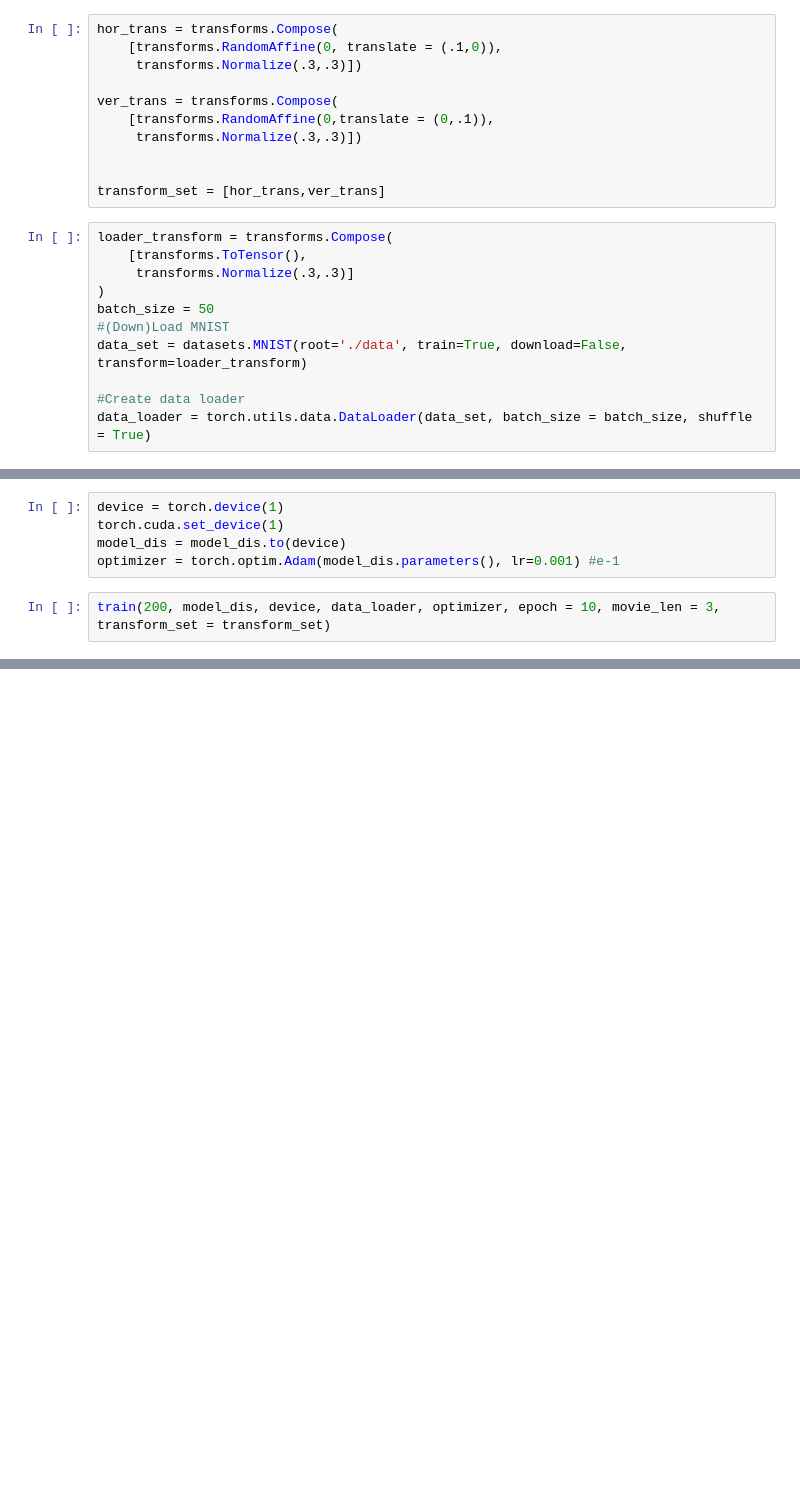
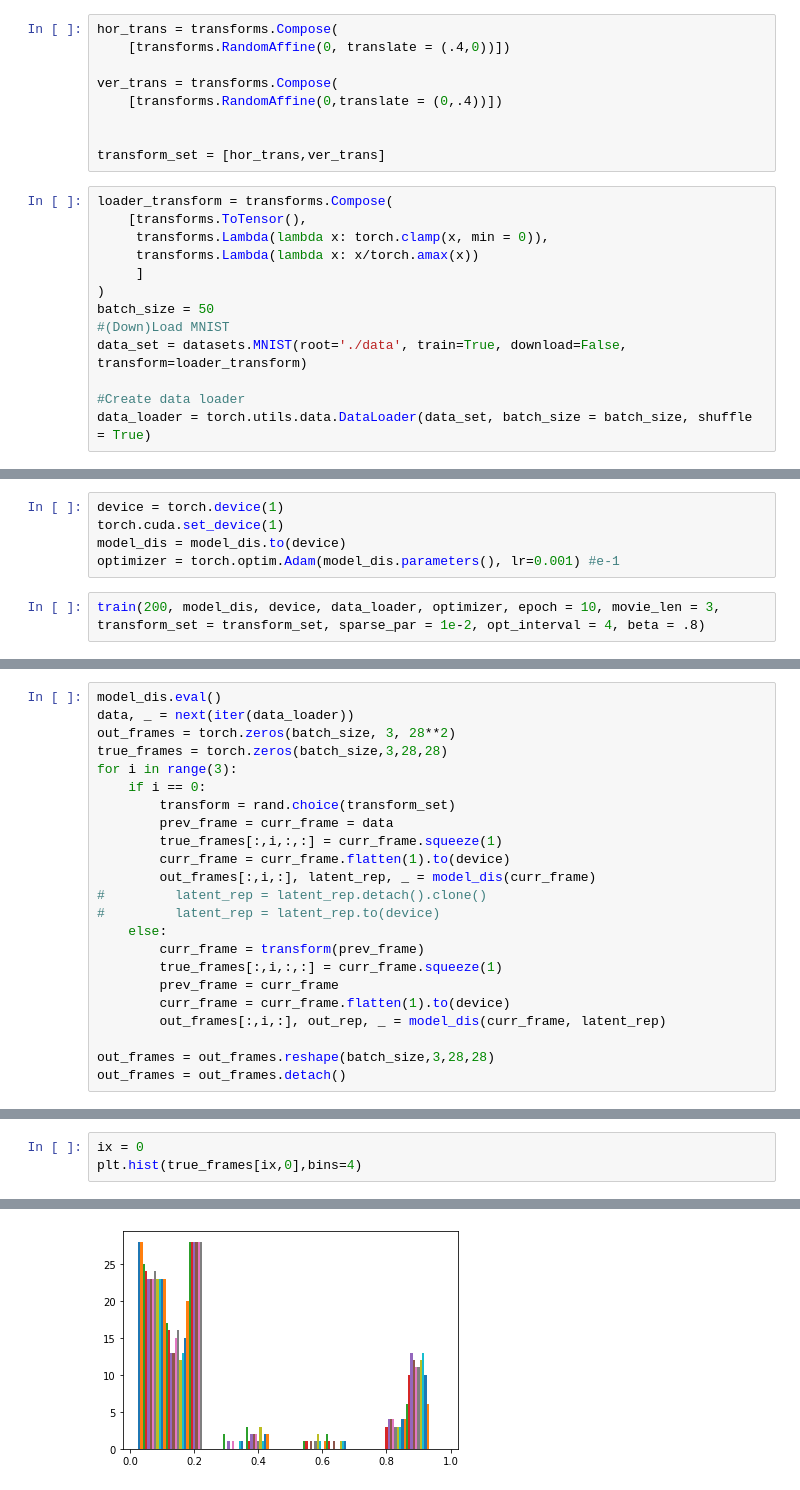
Before and after one commit to shazoop/form_motion_NN, a Jupyter notebook: FM_NN_experiment1.ipynb, the cells around one changed output, grey strips where cells are left out. Cells and saved outputs as stored; diff of their text form; blank space fills up the shorter version.

Commit message:
debugged experiment 1 and made new local chart variant

```diff
--- a/FM_NN_experiment1.ipynb
+++ b/FM_NN_experiment1.ipynb
@@ -176,19 +184,19 @@ def train_enc(print_interval, model, device, train_loader, optimizer, epoch, mov
                 100. * batch_idx / len(train_loader), loss.item()))
 # %%
 hor_trans = transforms.Compose(
-    [transforms.RandomAffine(0, translate = (.1,0)),
-     transforms.Normalize(.3,.3)])
+    [transforms.RandomAffine(0, translate = (.4,0))])
 
 ver_trans = transforms.Compose(
-    [transforms.RandomAffine(0,translate = (0,.1)),
-     transforms.Normalize(.3,.3)])
+    [transforms.RandomAffine(0,translate = (0,.4))])
 
 
 transform_set = [hor_trans,ver_trans]
 # %%
 loader_transform = transforms.Compose(
     [transforms.ToTensor(),
-     transforms.Normalize(.3,.3)]
+     transforms.Lambda(lambda x: torch.clamp(x, min = 0)),
+     transforms.Lambda(lambda x: x/torch.amax(x))
+     ]
 )
 batch_size = 50
 #(Down)Load MNIST
@@ -206,5 +214,5 @@ torch.cuda.set_device(1)
 model_dis = model_dis.to(device)
 optimizer = torch.optim.Adam(model_dis.parameters(), lr=0.001) #e-1
 # %%
-train(200, model_dis, device, data_loader, optimizer, epoch = 10, movie_len = 3, transform_set = transform_set)
+train(200, model_dis, device, data_loader, optimizer, epoch = 10, movie_len = 3, transform_set = transform_set, sparse_par = 1e-2, opt_interval = 4, beta = .8)
 # %% [output]
@@ -304,0 +240,23 @@ tensor([[1., 1.],
+# %%
+model_dis.eval()
+data, _ = next(iter(data_loader))
+out_frames = torch.zeros(batch_size, 3, 28**2)
+true_frames = torch.zeros(batch_size,3,28,28)
+for i in range(3):
+    if i == 0:
+        transform = rand.choice(transform_set)
+        prev_frame = curr_frame = data
+        true_frames[:,i,:,:] = curr_frame.squeeze(1)
+        curr_frame = curr_frame.flatten(1).to(device)
+        out_frames[:,i,:], latent_rep, _ = model_dis(curr_frame)
+#         latent_rep = latent_rep.detach().clone()
+#         latent_rep = latent_rep.to(device)
+    else:
+        curr_frame = transform(prev_frame)
+        true_frames[:,i,:,:] = curr_frame.squeeze(1)
+        prev_frame = curr_frame
+        curr_frame = curr_frame.flatten(1).to(device)
+        out_frames[:,i,:], out_rep, _ = model_dis(curr_frame, latent_rep)
+
+out_frames = out_frames.reshape(batch_size,3,28,28)
+out_frames = out_frames.detach()
@@ -304,0 +265,4 @@ tensor([[1., 1.],
+# %%
+ix = 0
+plt.hist(true_frames[ix,0],bins=4)
+# %% [output]
@@ -304,0 +286 @@ tensor([[1., 1.],
+[figure, added]
```
Also changed, not shown: parts of 34 cells of this notebook, 1 other file.
